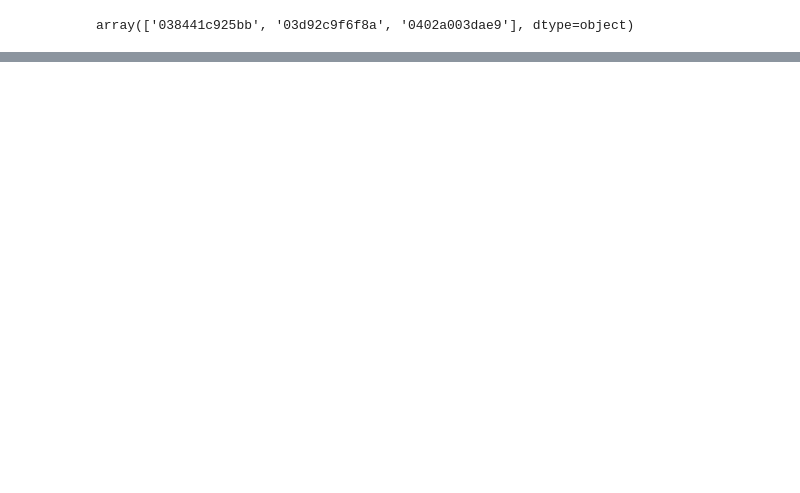
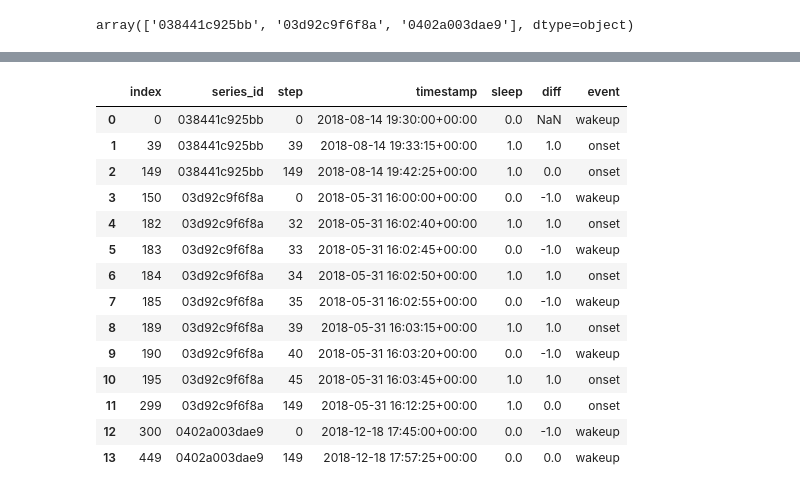
Before and after one commit to snajeebz/CMI-SleepState-Detection, a Jupyter notebook: submission-final.ipynb, the cells around one changed output, grey strips where cells are left out. Saved outputs shown, nothing was run; the diff lists cells and outputs as text; code cells hidden in the pictures; blank space fills up the shorter version.

```diff
--- a/submission-final.ipynb
+++ b/submission-final.ipynb
@@ -451,0 +369,4 @@ KeyError: "None of [Index(['steps'], dtype='object')] are in the [columns]"
+# %%
+result_df['diff']=np.nan
+for series_id in tqdm(result_df['series_id'].unique()):
+    result_df['diff'][result_df['series_id']==series_id]=result_df['sleep'].diff()
@@ -451,0 +381,4 @@ KeyError: "None of [Index(['steps'], dtype='object')] are in the [columns]"
+# %%
+result_df['event']=np.nan
+result_df.loc[result_df["diff"]==1, "event"] = 'onset'
+result_df.loc[result_df["diff"]==-1, "event"] = 'wakeup'
@@ -451,0 +392,10 @@ KeyError: "None of [Index(['steps'], dtype='object')] are in the [columns]"
+# %%
+result_df.loc[(result_df["step"]==0) & (result_df["sleep"]==1), "event"] = 'onset'
+result_df.loc[(result_df["step"]==0) & (result_df["sleep"]==0), "event"] = 'wakeup'
+result_df.loc[(result_df["step"]==result_df['step'].groupby(result_df['series_id']).max()) & (result_df["sleep"]==1), "event"] = 'onset'
+result_df.loc[(result_df["step"]==result_df['step'].groupby(result_df['series_id']).max()) & (result_df["sleep"]==0), "event"] = 'wakeup'
+# %%
+for series_id in tqdm(result_df['series_id'].unique():
+    maxstep=result_df['step'][result_df['series_id']==series_id].max()
+    result_df.loc[(result_df["step"]==maxstep) & (result_df["sleep"]==1), "event"] = 'onset'
+    result_df.loc[(result_df["step"]==maxstep) & (result_df["sleep"]==0), "event"] = 'wakeup'
@@ -451,0 +422,19 @@ KeyError: "None of [Index(['steps'], dtype='object')] are in the [columns]"
+# %%
+summary=result_df[result_df['event'].isna()==False]
+summary.reset_index()
+# %% [output]
+|  | index | series_id | step | timestamp | sleep | diff | event |
+| 0 | 0 | 038441c925bb | 0 | 2018-08-14 19:30:00+00:00 | 0.0 | NaN | wakeup |
+| 1 | 39 | 038441c925bb | 39 | 2018-08-14 19:33:15+00:00 | 1.0 | 1.0 | onset |
+| 2 | 149 | 038441c925bb | 149 | 2018-08-14 19:42:25+00:00 | 1.0 | 0.0 | onset |
+| 3 | 150 | 03d92c9f6f8a | 0 | 2018-05-31 16:00:00+00:00 | 0.0 | -1.0 | wakeup |
+| 4 | 182 | 03d92c9f6f8a | 32 | 2018-05-31 16:02:40+00:00 | 1.0 | 1.0 | onset |
+| 5 | 183 | 03d92c9f6f8a | 33 | 2018-05-31 16:02:45+00:00 | 0.0 | -1.0 | wakeup |
+| 6 | 184 | 03d92c9f6f8a | 34 | 2018-05-31 16:02:50+00:00 | 1.0 | 1.0 | onset |
+| 7 | 185 | 03d92c9f6f8a | 35 | 2018-05-31 16:02:55+00:00 | 0.0 | -1.0 | wakeup |
+| 8 | 189 | 03d92c9f6f8a | 39 | 2018-05-31 16:03:15+00:00 | 1.0 | 1.0 | onset |
+| 9 | 190 | 03d92c9f6f8a | 40 | 2018-05-31 16:03:20+00:00 | 0.0 | -1.0 | wakeup |
+| 10 | 195 | 03d92c9f6f8a | 45 | 2018-05-31 16:03:45+00:00 | 1.0 | 1.0 | onset |
+| 11 | 299 | 03d92c9f6f8a | 149 | 2018-05-31 16:12:25+00:00 | 1.0 | 0.0 | onset |
+| 12 | 300 | 0402a003dae9 | 0 | 2018-12-18 17:45:00+00:00 | 0.0 | -1.0 | wakeup |
+| 13 | 449 | 0402a003dae9 | 149 | 2018-12-18 17:57:25+00:00 | 0.0 | 0.0 | wakeup |
```
Also changed, not shown: parts of 26 cells of this notebook.
